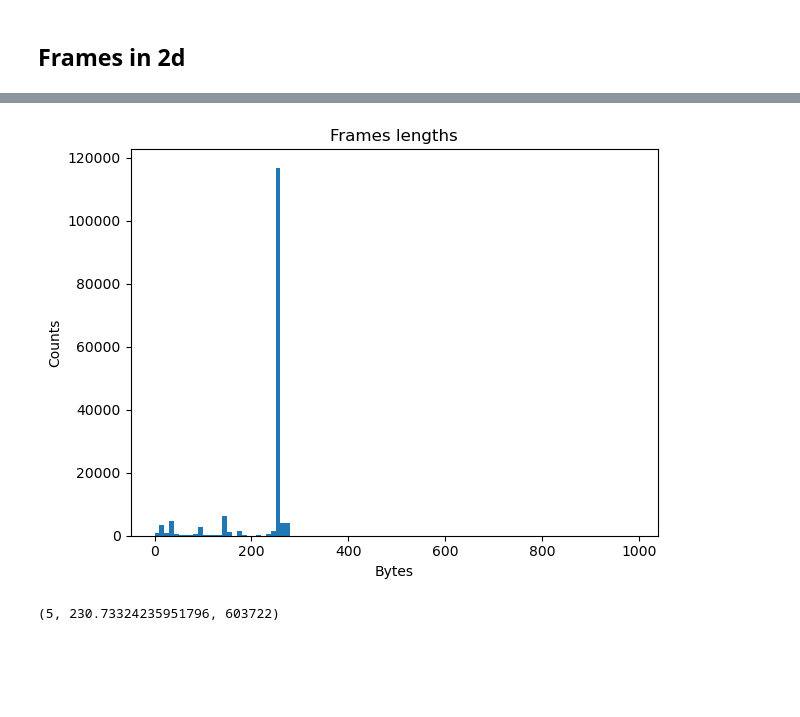
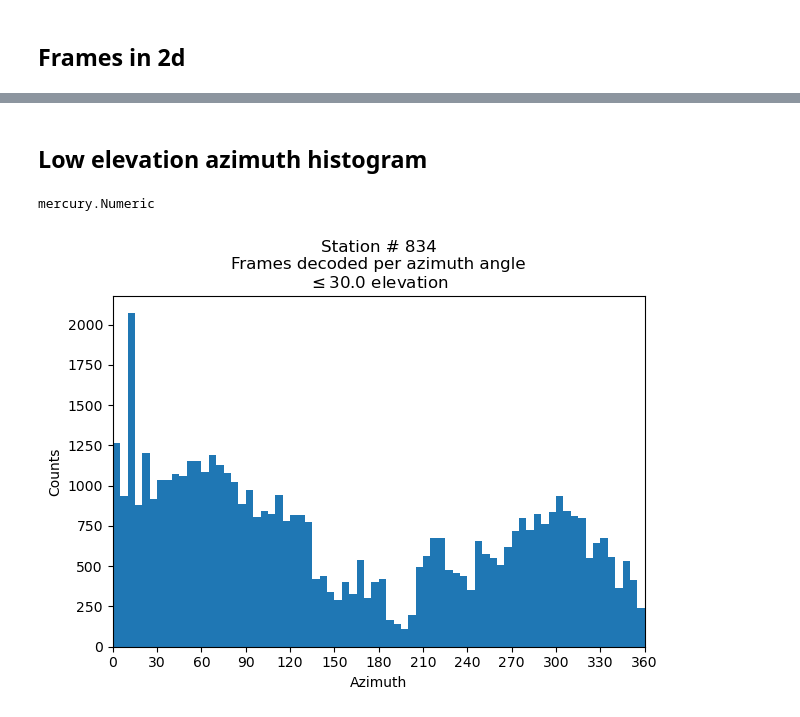
Before and after one commit to wiredlab/scheduling-bazaar, a Jupyter notebook: notebooks/azel-frames-histograms.ipynb, the cells around one changed output, grey strips where cells are left out. Drawn from its saved outputs; the diff is of its cells as text; code cells hidden in the pictures; blank space fills up the shorter version.

```diff
--- a/notebooks/azel-frames-histograms.ipynb
+++ b/notebooks/azel-frames-histograms.ipynb
@@ -160,14 +222,22 @@ _ = ax.text(0, 98, 'N', horizontalalignment='center', fontsize=18, color='white'
-# %%
-fig, ax = plt.subplots()
-ax.hist(data_lens, bins=range(0, 1000, 10))
-#ax.set(xlim=(0, 360), xticks=range(0, 365, 30))
-ax.set_xlabel('Bytes')
-ax.set_ylabel('Counts')
-ax.set_title('Frames lengths')
-fig.tight_layout()
-# %% [output]
-[figure, removed]
-# %%
-np.min(data_lens), np.mean(data_lens), np.max(data_lens)
-# %% [output]
-(5, 230.73324235951796, 603722)
+# %% [markdown]
+## Low elevation azimuth histogram
+# %%
+max_elevation = mr.Numeric(value=30, min=0, max=90, label='Max elevation for AZ histogram')
+# %% [output]
+mercury.Numeric
+# %%
+idx = elevations <= max_elevation.value
+# %%
+horizon_azimuths = azimuths[idx]
+# %%
+fig, ax = plt.subplots()
+ax.hist(horizon_azimuths, bins=range(0, 365, 5))
+ax.set(xlim=(0, 360), xticks=range(0, 365, 30))
+ax.set_xlabel('Azimuth')
+ax.set_ylabel('Counts')
+ax.set_title(f'Station # {ground_station}\nFrames decoded per azimuth angle\n$\leq${max_elevation.value:.1f} elevation')
+fig.tight_layout()
+
+plt.savefig(os.path.join(out_dir.path, f"{ground_station}_horizon_azimuth.png"))
+# %% [output]
+[figure, added]
```
Also changed, not shown: parts of 16 cells of this notebook, 1 other file.
